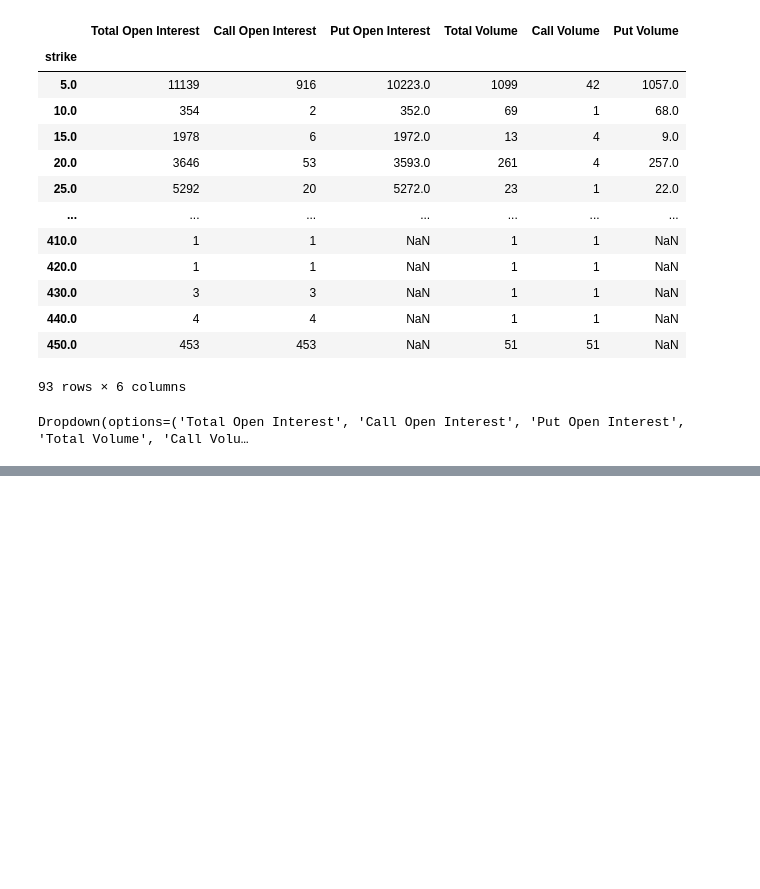
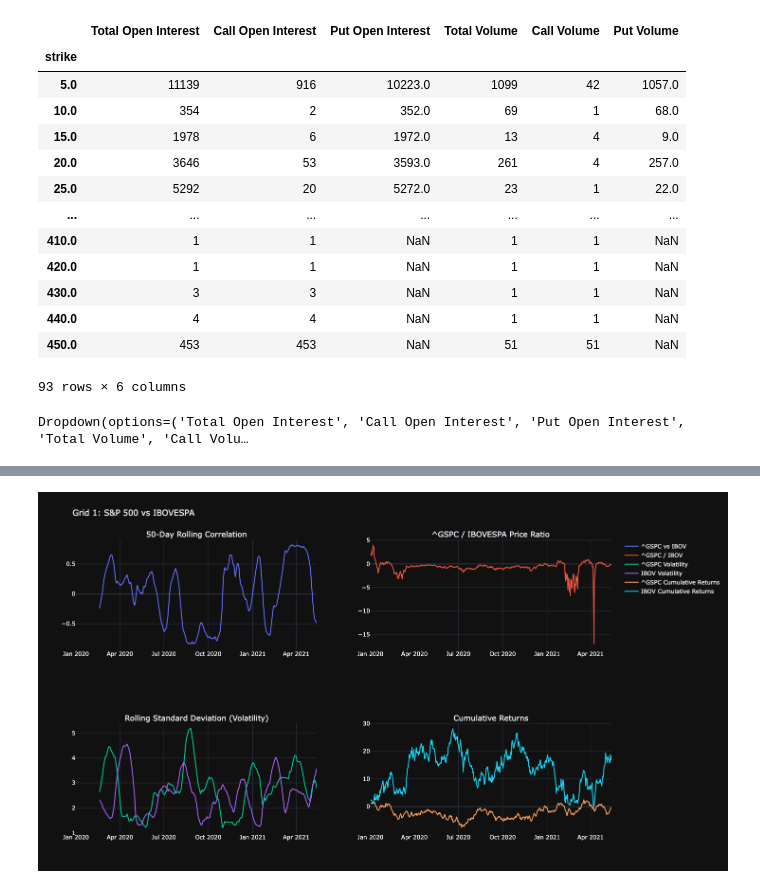
Before and after one commit to igor17400/alpha-edge, a Jupyter notebook: notebooks/study.ipynb, the cells around one changed output, grey strips where cells are left out. Cells and saved outputs as stored; diff of their text form; code cells hidden in the pictures; blank space fills up the shorter version.

```diff
--- a/notebooks/study.ipynb
+++ b/notebooks/study.ipynb
@@ -193,0 +281,92 @@ if data_selection.value is not None:
+# %%
+import pandas as pd
+import numpy as np
+import plotly.graph_objs as go
+import plotly.subplots as sp
+
+# Function to calculate rolling correlation
+def calculate_rolling_correlation(df1, df2, window=50):
+    return df1['close'].rolling(window=window).corr(df2['close'])
+
+# Function to create a grid for a given index vs IBOVESPA
+def create_comparison_grid(index_name, index_df, ibov_df, title):
+    # Calculate metrics
+    rolling_corr = calculate_rolling_correlation(index_df, ibov_df)
+    price_ratio = index_df['close'] / ibov_df['close']
+    rolling_std_index = index_df['close'].rolling(window=50).std()
+    rolling_std_ibov = ibov_df['close'].rolling(window=50).std()
+    cumulative_returns_index = (1 + index_df['close'].pct_change()).cumprod()
+    cumulative_returns_ibov = (1 + ibov_df['close'].pct_change()).cumprod()
+
+    # Create a subplots figure with 2x2 layout
+    fig = sp.make_subplots(
+        rows=2, cols=2,
+        subplot_titles=(
+            "50-Day Rolling Correlation",
+            f"{index_name} / IBOVESPA Price Ratio",
+            "Rolling Standard Deviation (Volatility)",
+            "Cumulative Returns"
+        )
+    )
+
+    # Top-left: 50-Day Rolling Correlation
+    fig.add_trace(
+        go.Scatter(x=index_df['date'], y=rolling_corr, mode='lines', name=f"{index_name} vs IBOV"),
+        row=1, col=1
+    )
+
+    # Top-right: Price Ratio
+    fig.add_trace(
+        go.Scatter(x=index_df['date'], y=price_ratio, mode='lines', name=f"{index_name} / IBOV"),
+        row=1, col=2
+    )
+
+    # Bottom-left: Rolling Standard Deviation (Volatility)
+    fig.add_trace(
+        go.Scatter(x=index_df['date'], y=rolling_std_index, mode='lines', name=f"{index_name} Volatility"),
+        row=2, col=1
+    )
+    fig.add_trace(
+        go.Scatter(x=ibov_df['date'], y=rolling_std_ibov, mode='lines', name="IBOV Volatility"),
+        row=2, col=1
+    )
+
+    # Bottom-right: Cumulative Returns
+    fig.add_trace(
+        go.Scatter(x=index_df['date'], y=cumulative_returns_index, mode='lines', name=f"{index_name} Cumulative Returns"),
+        row=2, col=2
+    )
+    fig.add_trace(
+        go.Scatter(x=ibov_df['date'], y=cumulative_returns_ibov, mode='lines', name="IBOV Cumulative Returns"),
+        row=2, col=2
+    )
+
+    # Update layout for the figure
+    fig.update_layout(
+        height=800, width=1000,
+        title_text=title,
+        template='plotly_dark'
+    )
+
+    return fig
+
+# Sample data for demonstration (replace with actual data)
+dates = pd.date_range(start='2020-01-01', periods=500)
+indices = {
+    "^GSPC": pd.DataFrame({'date': dates, 'close': np.random.randn(500).cumsum()}),
+    "^IXIC": pd.DataFrame({'date': dates, 'close': np.random.randn(500).cumsum()}),
+    "^DJI": pd.DataFrame({'date': dates, 'close': np.random.randn(500).cumsum()}),
+    "^BVSP": pd.DataFrame({'date': dates, 'close': np.random.randn(500).cumsum()})
+}
+
+# Create grids for each comparison
+fig1 = create_comparison_grid("^GSPC", indices["^GSPC"], indices["^BVSP"], "Grid 1: S&P 500 vs IBOVESPA")
+fig2 = create_comparison_grid("^IXIC", indices["^IXIC"], indices["^BVSP"], "Grid 2: NASDAQ vs IBOVESPA")
+fig3 = create_comparison_grid("^DJI", indices["^DJI"], indices["^BVSP"], "Grid 3: Dow Jones vs IBOVESPA")
+
+# Show each grid separately
+fig1.show()
+fig2.show()
+fig3.show()
+# %% [output]
+[figure, added]
```
Also changed, not shown: parts of 4 cells of this notebook, 3 other files.
